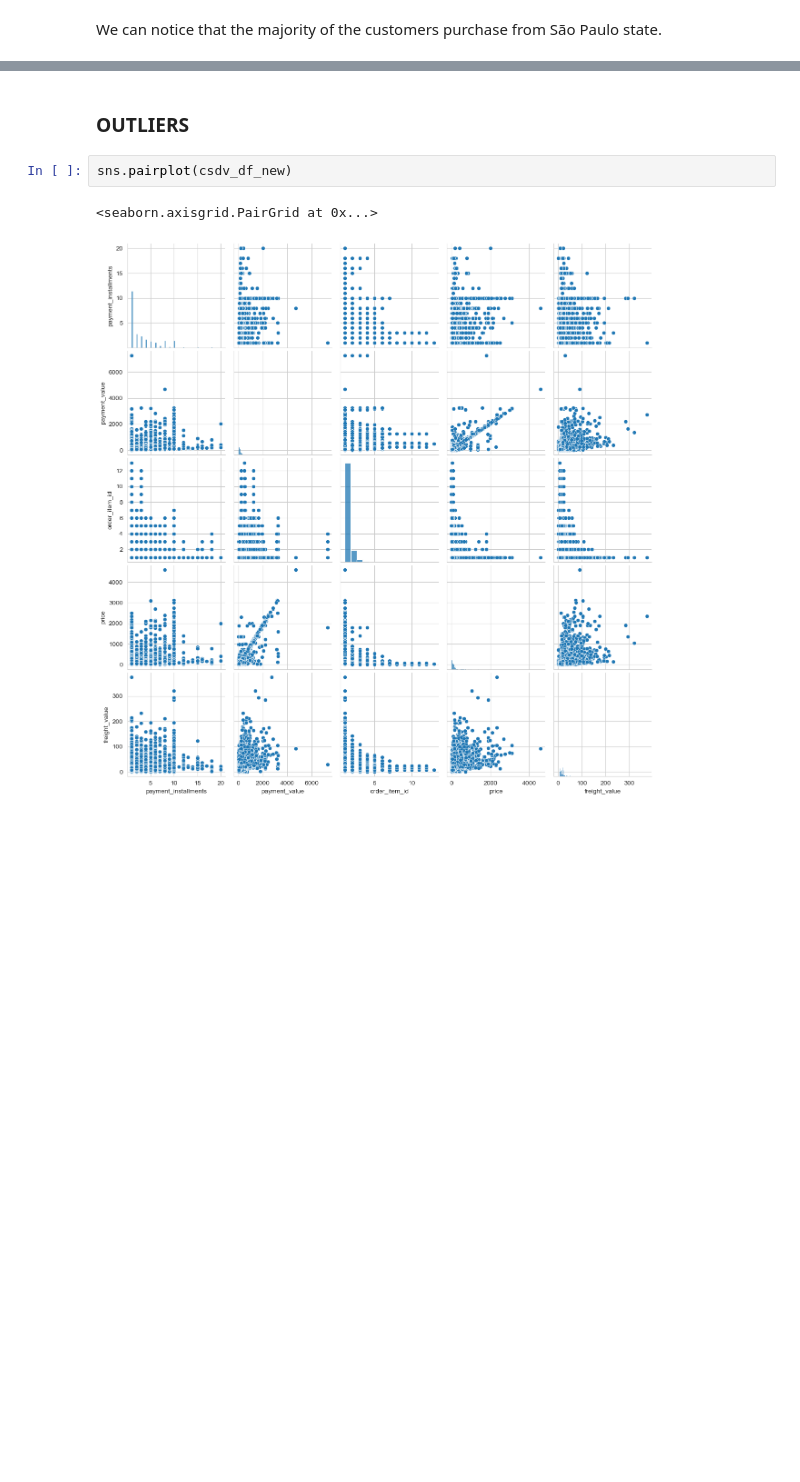
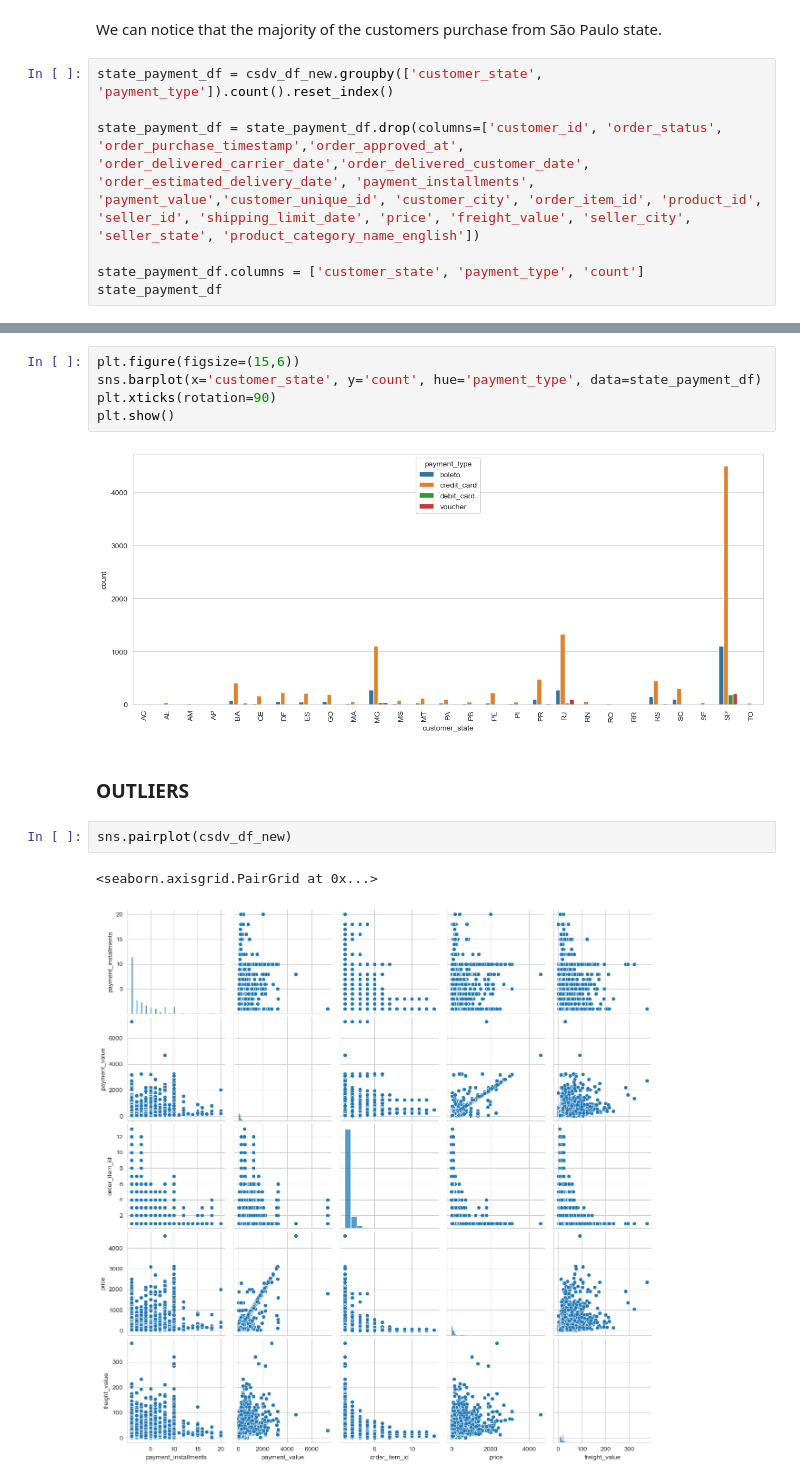
Before and after one commit to francescocapo/270341, a Jupyter notebook: main.ipynb, the cells around one changed output, grey strips where cells are left out. Cells and saved outputs as stored; diff of their text form; blank space fills up the shorter version.

```diff
--- a/main.ipynb
+++ b/main.ipynb
@@ -271,2 +264,9 @@ plt.show()
 # %% [markdown]
 We can notice that the majority of the customers purchase from São Paulo state.
+# %%
+state_payment_df = csdv_df_new.groupby(['customer_state', 'payment_type']).count().reset_index()
+
+state_payment_df = state_payment_df.drop(columns=['customer_id', 'order_status', 'order_purchase_timestamp','order_approved_at', 'order_delivered_carrier_date','order_delivered_customer_date', 'order_estimated_delivery_date', 'payment_installments', 'payment_value','customer_unique_id', 'customer_city', 'order_item_id', 'product_id', 'seller_id', 'shipping_limit_date', 'price', 'freight_value', 'seller_city', 'seller_state', 'product_category_name_english'])
+
+state_payment_df.columns = ['customer_state', 'payment_type', 'count']
+state_payment_df
@@ -273,3 +287,10 @@ We can notice that the majority of the customers purchase from São Paulo state.
+# %%
+plt.figure(figsize=(15,6))
+sns.barplot(x='customer_state', y='count', hue='payment_type', data=state_payment_df)
+plt.xticks(rotation=90)
+plt.show()
+# %% [output]
+[figure, added]
 # %% [markdown]
 ### OUTLIERS
 # %%
```
Also changed, not shown: parts of 12 cells of this notebook.
